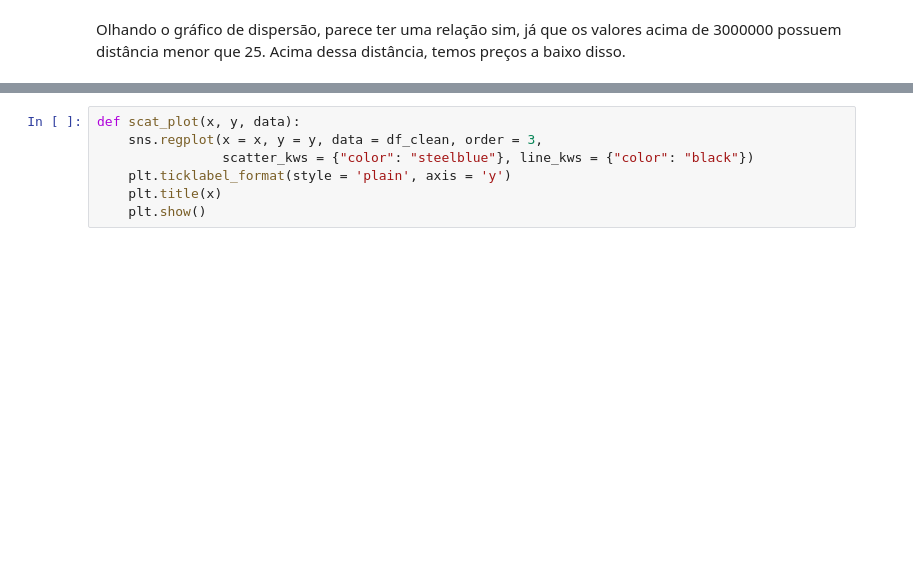
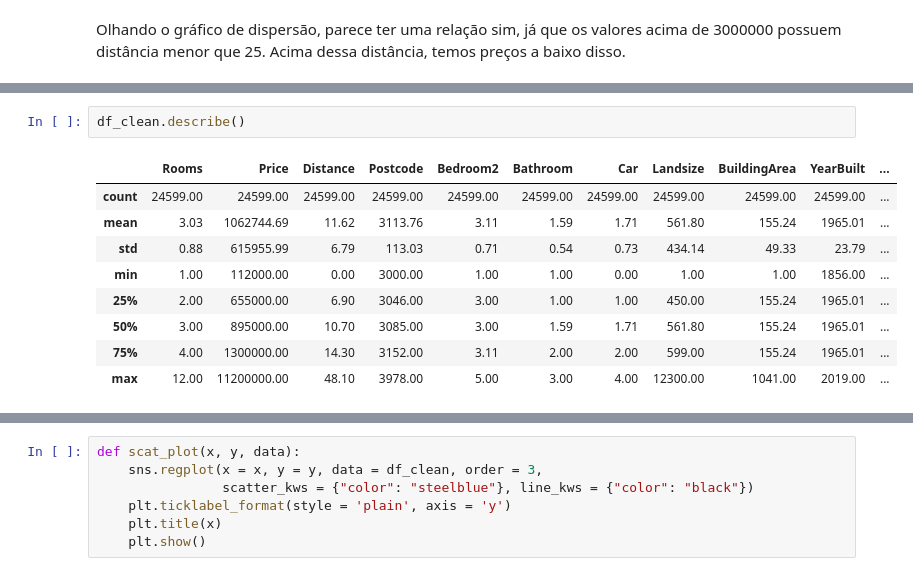
Before and after one commit to taryll/EDA_melbourne_house_price, a Jupyter notebook: src/notebook/Analise_dados.ipynb, the cells around one changed output, grey strips where cells are left out. Cells and saved outputs as stored; diff of their text form; blank space fills up the shorter version.

```diff
--- a/src/notebook/Analise_dados.ipynb
+++ b/src/notebook/Analise_dados.ipynb
@@ -204,0 +165,12 @@ plt.show()
+# %%
+df_clean.describe()
+# %% [output]
+|  | Rooms | Price | Distance | Postcode | Bedroom2 | Bathroom | Car | Landsize | BuildingArea | YearBuilt | ... |
+| count | 24599.00 | 24599.00 | 24599.00 | 24599.00 | 24599.00 | 24599.00 | 24599.00 | 24599.00 | 24599.00 | 24599.00 | ... |
+| mean | 3.03 | 1062744.69 | 11.62 | 3113.76 | 3.11 | 1.59 | 1.71 | 561.80 | 155.24 | 1965.01 | ... |
+| std | 0.88 | 615955.99 | 6.79 | 113.03 | 0.71 | 0.54 | 0.73 | 434.14 | 49.33 | 23.79 | ... |
+| min | 1.00 | 112000.00 | 0.00 | 3000.00 | 1.00 | 1.00 | 0.00 | 1.00 | 1.00 | 1856.00 | ... |
+| 25% | 2.00 | 655000.00 | 6.90 | 3046.00 | 3.00 | 1.00 | 1.00 | 450.00 | 155.24 | 1965.01 | ... |
+| 50% | 3.00 | 895000.00 | 10.70 | 3085.00 | 3.00 | 1.59 | 1.71 | 561.80 | 155.24 | 1965.01 | ... |
+| 75% | 4.00 | 1300000.00 | 14.30 | 3152.00 | 3.11 | 2.00 | 2.00 | 599.00 | 155.24 | 1965.01 | ... |
+| max | 12.00 | 11200000.00 | 48.10 | 3978.00 | 5.00 | 3.00 | 4.00 | 12300.00 | 1041.00 | 2019.00 | ... |
```
Also changed, not shown: parts of 24 cells of this notebook.
